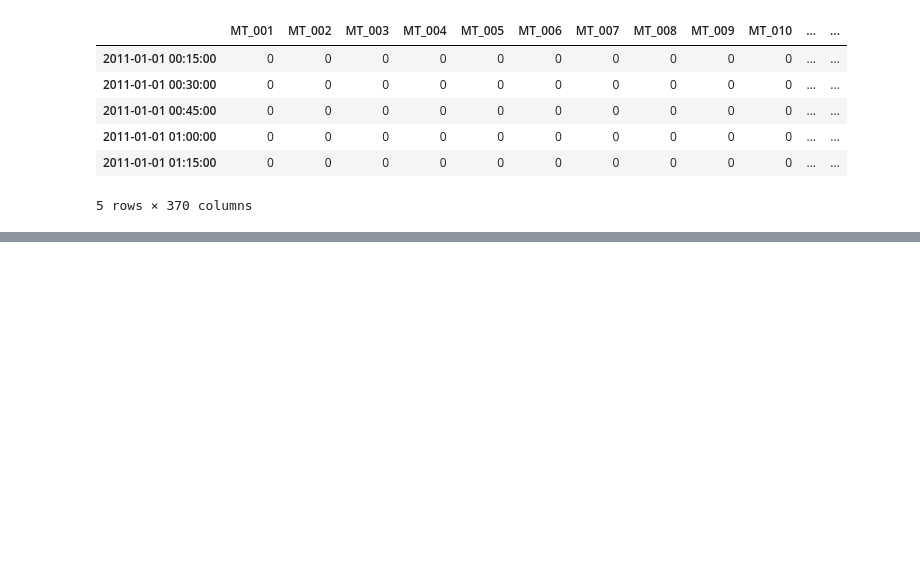
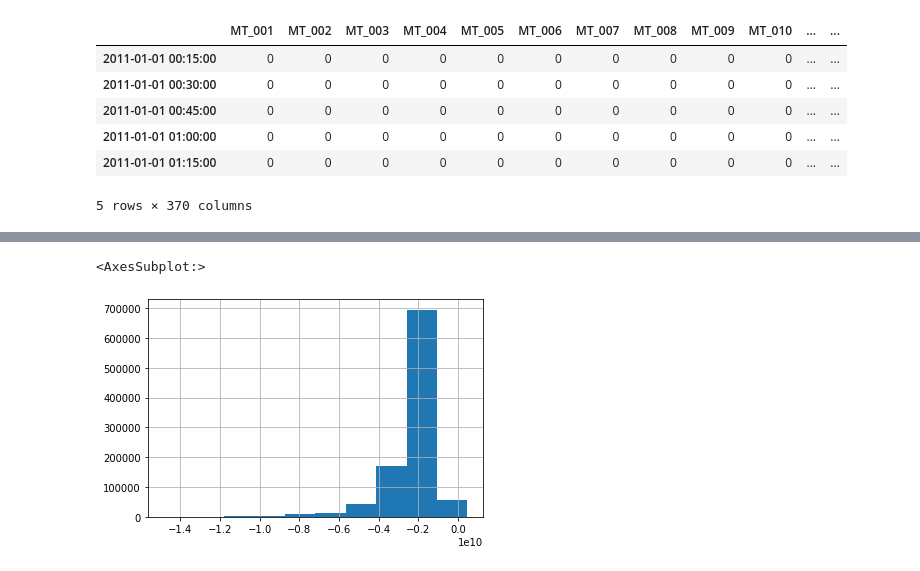
Before and after one commit to dantegates/keras-prophet, a Jupyter notebook: Untitled.ipynb, the cells around one changed output, grey strips where cells are left out. Saved outputs shown, nothing was run; the diff lists cells and outputs as text; code cells hidden in the pictures; blank space fills up the shorter version.

```diff
--- a/Untitled.ipynb
+++ b/Untitled.ipynb
@@ -95,0 +227,8 @@ KeyboardInterrupt:
+# %%
+y_test_params = model.predict(df_test[['id', 't', 'scaling_factor']].to_dict('series'))
+mu = y_test_params[:, 0]
+
+(df_test.usage - mu).hist()
+# %% [output]
+<AxesSubplot:>
+[figure, added]
```
Also changed, not shown: parts of 21 cells of this notebook.
